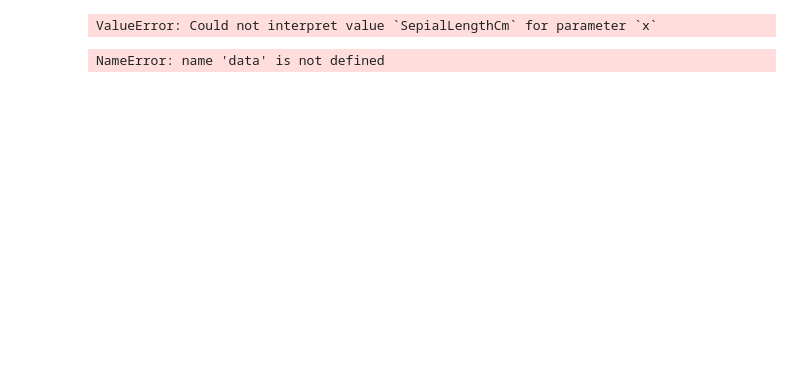
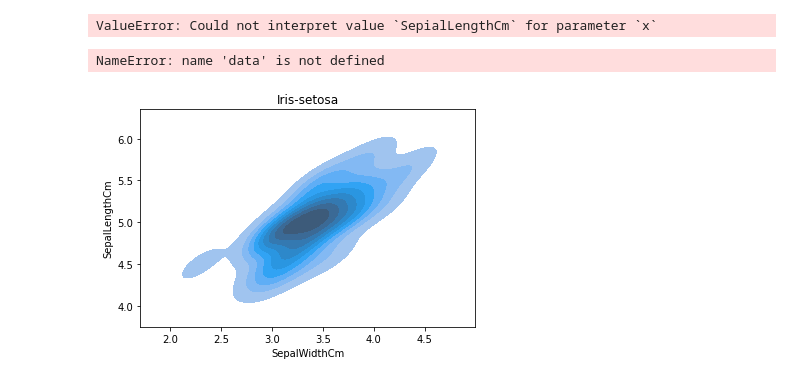
Before and after one commit to roholy/Iris, a Jupyter notebook: Visualization/16-KDE-bivariateDensities.ipynb, the cells around one changed output. Drawn from its saved outputs; the diff is of its cells as text; code cells hidden in the pictures; blank space fills up the shorter version.

```diff
--- a/Visualization/16-KDE-bivariateDensities.ipynb
+++ b/Visualization/16-KDE-bivariateDensities.ipynb
@@ -38,3 +38,24 @@ sns.kdeplot(data['mpg'],data['qsec'],shade=True,cmap="Purples_d")
 plt.show()
 # %% [output]
 NameError: name 'data' is not defined
+# %%
+# Import necessary modules
+import pandas as pd
+import seaborn as sns
+import matplotlib.pyplot as plt
+iris = pd.read_csv('https://raw.githubusercontent.com/roholy/Iris/main/Data/iris%20(1).csv')
+#Drop id column
+
+sub=iris[iris['Species']=='Iris-setosa']
+#added sub function from other questions
+iris = iris.drop('Id',axis=1)
+# sns.kdeplot(data=sub[['PetalLengthCm','PetalWidthCm']], shade=True, shade_lowest=False)
+x = sub['SepalWidthCm'] #calls the function sub which takes the column out of data
+y = sub['SepalLengthCm']
+sns.kdeplot(x,y,shade=True)
+plt.title('Iris-setosa')
+plt.xlabel('SepalWidthCm')
+plt.ylabel('SepalLengthCm')
+plt.show()
+# %% [output]
+[figure, added]
```
Also changed, not shown: 1 other file.
